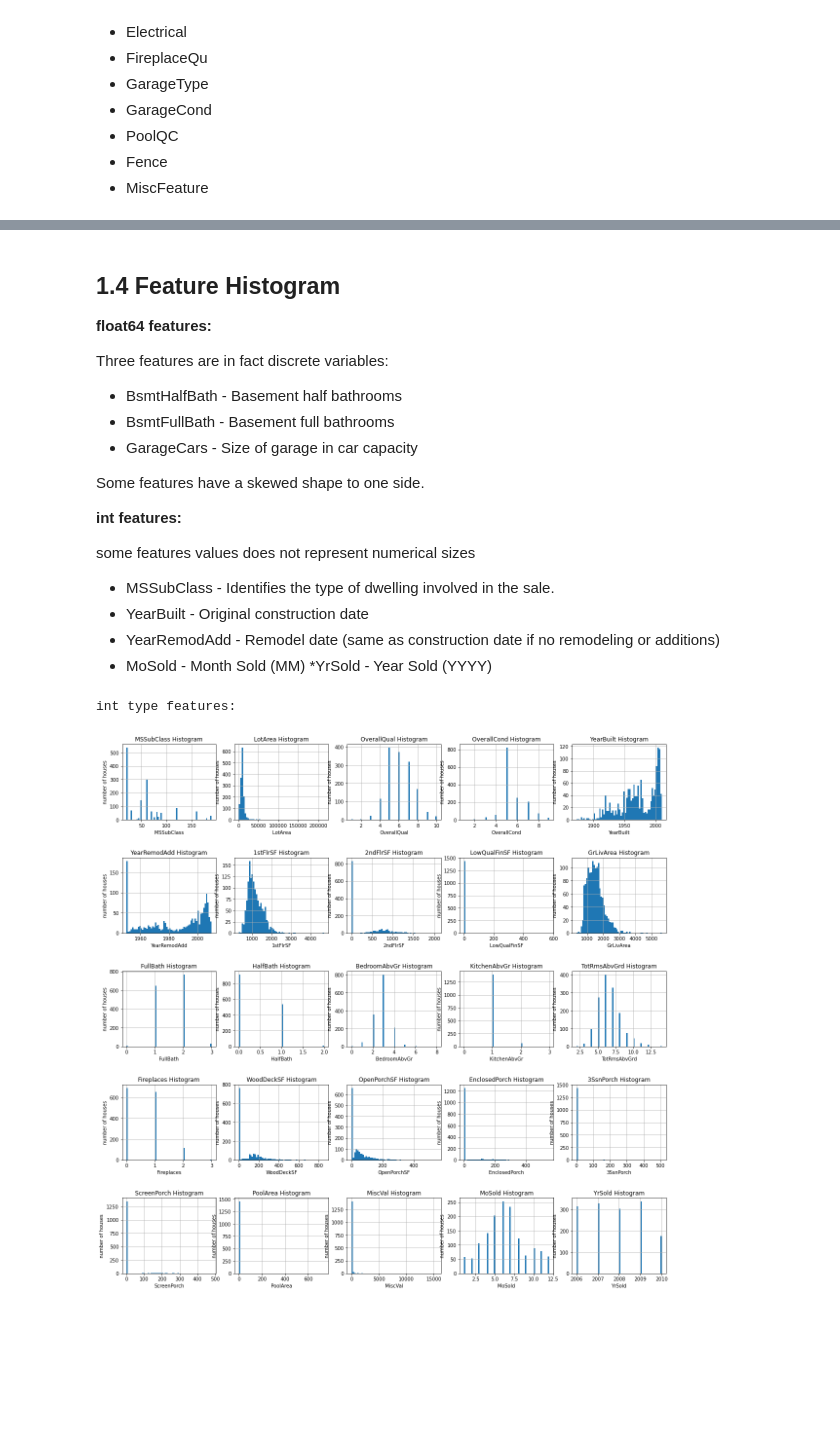
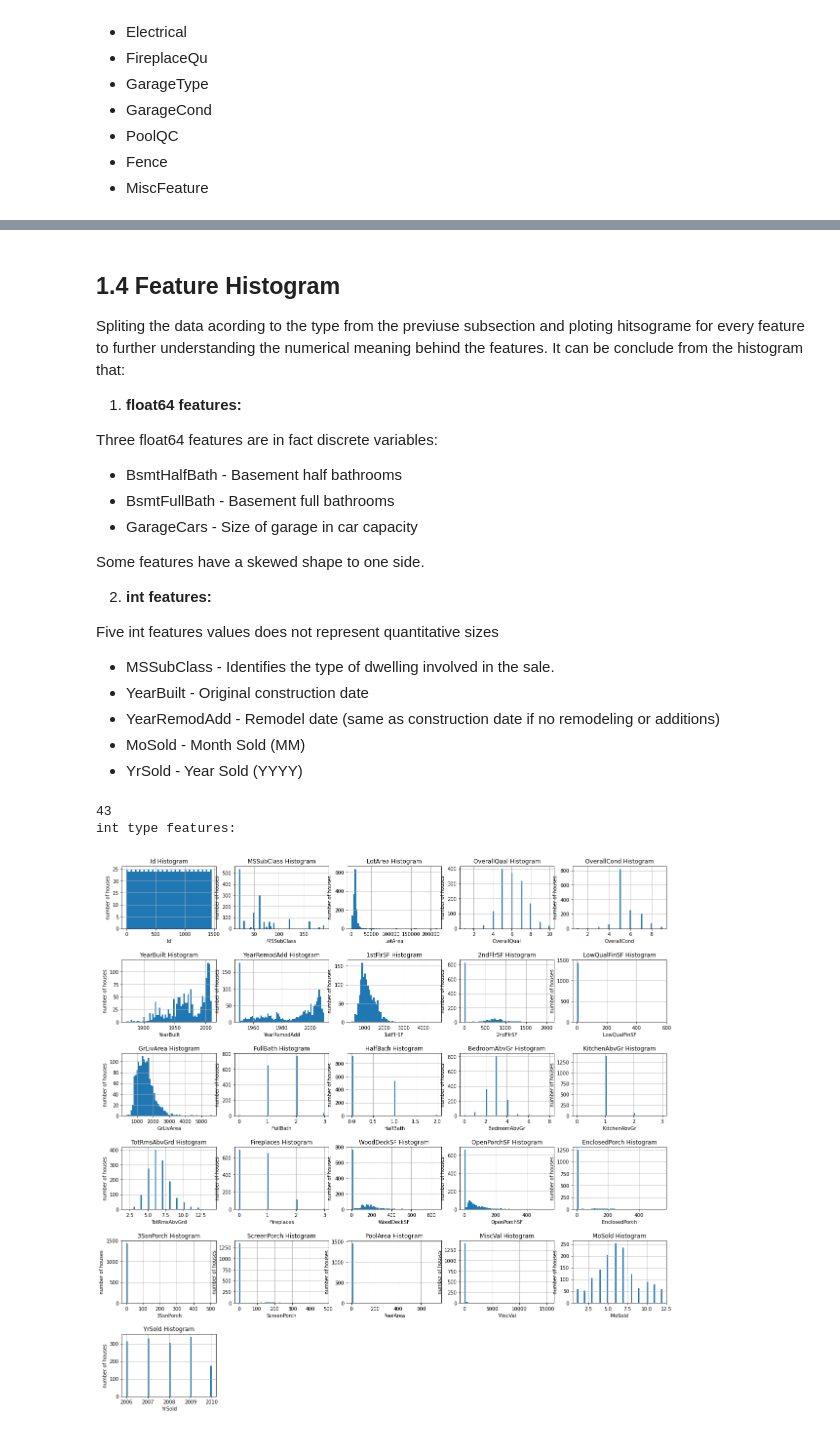
Before and after one commit to AmitMoses/Statistical-Inference-and-Data-Mining, a Jupyter notebook: Assignment_2/House_Prices.ipynb, the cells around one changed output, grey strips where cells are left out. Cells and saved outputs as stored; diff of their text form; code cells hidden in the pictures; blank space fills up the shorter version.

```diff
--- a/Assignment_2/House_Prices.ipynb
+++ b/Assignment_2/House_Prices.ipynb
@@ -175,48 +213,54 @@ house_df.describe().T.style.set_properties(**{'background-color': 'Grey',
 # %% [markdown]
 ## 1.4 Feature Histogram
 
-**float64 features:**
+Spliting the data acording to the type from the previuse subsection and ploting hitsograme for every feature to further understanding the numerical meaning behind the features.
+It can be conclude from the histogram that:
 
-Three features are in fact discrete variables:
-* BsmtHalfBath - Basement half bathrooms
-* BsmtFullBath - Basement full bathrooms
-* GarageCars - Size of garage in car capacity
+1. **float64 features:**
 
-Some features have a skewed shape to one side.
+  Three float64 features are in fact discrete variables:
+  * BsmtHalfBath - Basement half bathrooms
+  * BsmtFullBath - Basement full bathrooms
+  * GarageCars - Size of garage in car capacity
 
-**int features:**
+  Some features have a skewed shape to one side.
 
-some features values does not represent numerical sizes
-* MSSubClass - Identifies the type of dwelling involved in the sale.
-* YearBuilt - Original construction date
-* YearRemodAdd - Remodel date (same as construction date if no remodeling or additions)
-* MoSold - Month Sold (MM)
-*YrSold - Year Sold (YYYY)
+
+2. **int features:**
+
+  Five int features values does not represent quantitative sizes
+  * MSSubClass - Identifies the type of dwelling involved in the sale.
+  * YearBuilt - Original construction date
+  * YearRemodAdd - Remodel date (same as construction date if no remodeling or additions)
+  * MoSold - Month Sold (MM)
+  * YrSold - Year Sold (YYYY)
 # %%
 # Select categorical columns
 categorical_cols = [cname for cname in house_df.loc[:,:'SaleCondition'].columns if
-                    house_df[cname].nunique() < 10 and
+                    house_df[cname].nunique() < 200 and
                     house_df[cname].dtype == "object"]
 
+print(len(categorical_cols))
 # Select numerical columns
 int_cols = [cname for cname in house_df.loc[:,:'SaleCondition'].columns if
                 house_df[cname].dtype in ['int64']]
 float_cols = [cname for cname in house_df.loc[:,:'SaleCondition'].columns if
                 house_df[cname].dtype in ['float64']]
 
 print("int type features:")
 plt.figure(figsize=(20, 20))
 plt.subplots_adjust(hspace=0.5)
 for i, var in enumerate(int_cols):
-    plt.subplot(5,5,i+1)
+    plt.subplot(6,5,i+1)
     fig = train[var].hist(bins=60)
     fig.set_ylabel('number of houses')
     fig.set_xlabel(var)
     str3= "".join([var,' Histogram'])
     fig.set_title(str3)
 # %% [output]
+43
 int type features:
-[figure, old version]
+[figure, new version]
 # %%
 print("float64 type features:")
 plt.figure(figsize=(20, 20))
```
Also changed, not shown: parts of 50 cells of this notebook, 1 other file.
